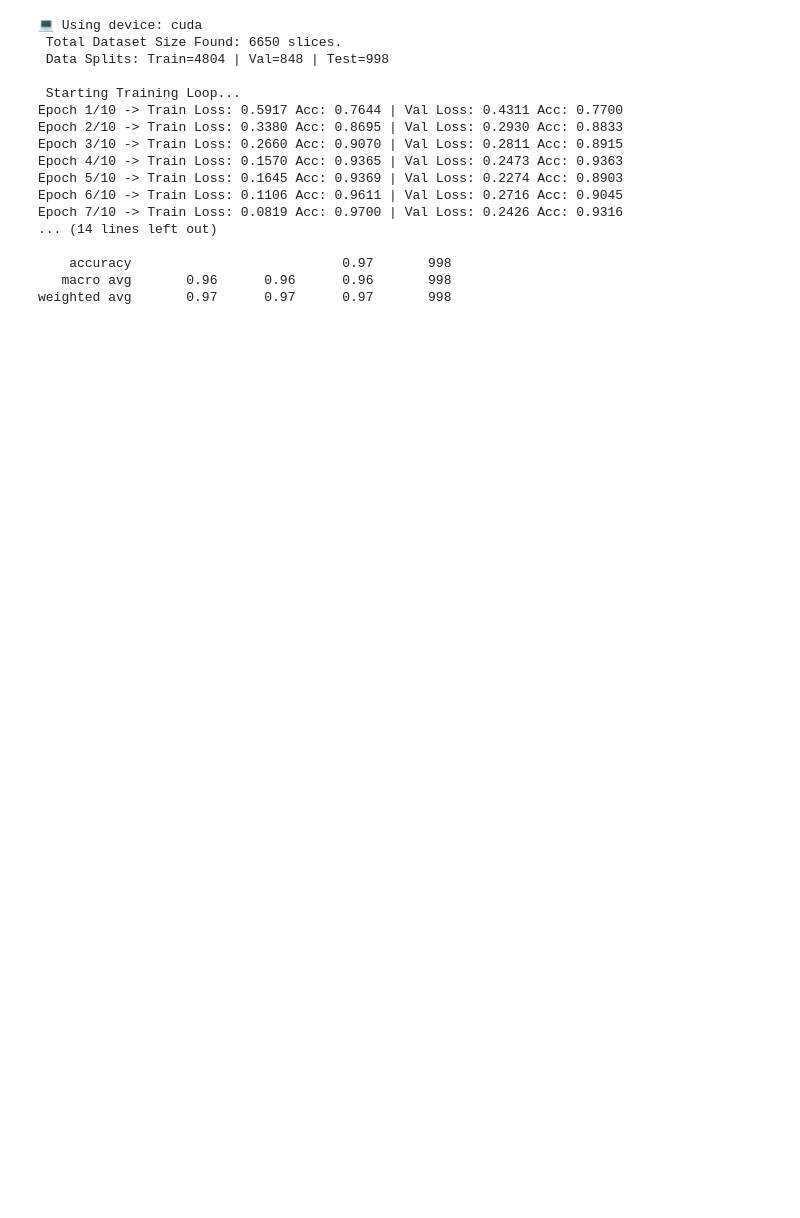
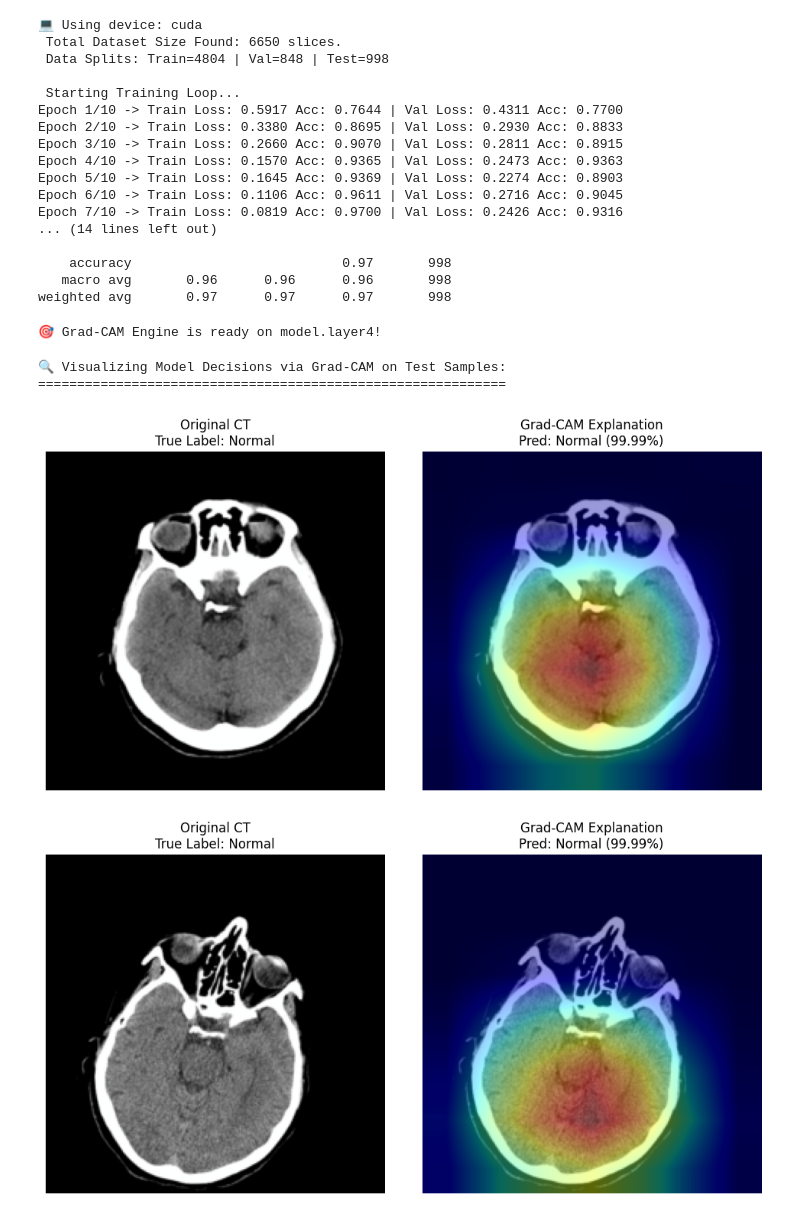
Before and after one commit to abdelwahab798/Graduation---Project, a Jupyter notebook: DL/Brain_Stroke/expirment/brain_stroke.ipynb, the cells around one changed output. Saved outputs shown, nothing was run; the diff lists cells and outputs as text; code cells hidden in the pictures; blank space fills up the shorter version.

```diff
--- a/DL/Brain_Stroke/expirment/brain_stroke.ipynb
+++ b/DL/Brain_Stroke/expirment/brain_stroke.ipynb
@@ -199,3 +199,56 @@ Epoch 7/10 -> Train Loss: 0.0819 Acc: 0.9700 | Val Loss: 0.2426 Acc: 0.9316
     accuracy                           0.97       998
    macro avg       0.96      0.96      0.96       998
 weighted avg       0.97      0.97      0.97       998
+# %%
+import matplotlib.cm as cm
+import matplotlib.pyplot as plt
+
+class JupyterGradCAM:
+    def __init__(self, model, target_layer):
+        self.model = model
+        self.target_layer = target_layer
+        self.gradients = None
+        self.activations = None
+
+        # تسجيل الـ Hooks لتقاط الـ Feature maps والـ Gradients
+        self.target_layer.register_forward_hook(self.save_activation)
+        self.target_layer.register_backward_hook(self.save_gradient)
+
+    def save_activation(self, module, input, output):
+        self.activations = output.detach()
+
+    def save_gradient(self, module, grad_input, grad_output):
+        self.gradients = grad_output[0].detach()
+
+    def generate_heatmap(self, input_tensor, class_idx):
+        # 1. Forward pass
+        output = self.model(input_tensor)
+
+        # 2. تصفير الـ Gradients
+        self.model.zero_grad()
+
+        # 3. Backward pass للكلاس المستهدف
+        target = output[0][class_idx]
+        target.backward()
+
+        # 4. حساب متوسط الـ Gradients (Global Average Pooling)
+        weights = torch.mean(self.gradients, dim=(2, 3), keepdim=True)
+
+        # 5. دمج الأوزان مع الـ Activations
+        cam = torch.sum(weights * self.activations, dim=1).squeeze(0)
+
+        # 6. تطبيق ReLU والـ Normalization
+        cam = np.maximum(cam.cpu().numpy(), 0)
+        if np.max(cam) != 0:
+            cam = cam / np.max(cam)
+
+        # 7. تكبير الخريطة الحرارية لـ 224x224
+        import cv2
+        cam = cv2.resize(cam, (224, 224))
+        return cam
+
+# إنشاء نسخة من الـ Grad-CAM وتوجيهها لـ layer4
+cam_engine = JupyterGradCAM(model, model.layer4)
+print("🎯 Grad-CAM Engine is ready on model.layer4!")
+# %% [output]
+🎯 Grad-CAM Engine is ready on model.layer4!
@@ -201,0 +304,13 @@ weighted avg       0.97      0.97      0.97       998
+# %%
+# سحب Batch واحد من داتا الـ Test النظيفة
+images, labels = next(iter(test_loader))
+
+# تصنيف وعرض أول 3 حالات في الـ Batch لمشاهدة التفسير البصري
+print("🔍 Visualizing Model Decisions via Grad-CAM on Test Samples:\n" + "="*60)
+for i in range(3):
+    visualize_gradcam(images[i], labels[i].item())
+# %% [output]
+🔍 Visualizing Model Decisions via Grad-CAM on Test Samples:
+============================================================
+[figure, added]
+[figure, added]
```
Also changed, not shown: parts of 2 cells of this notebook, 2 other files.
